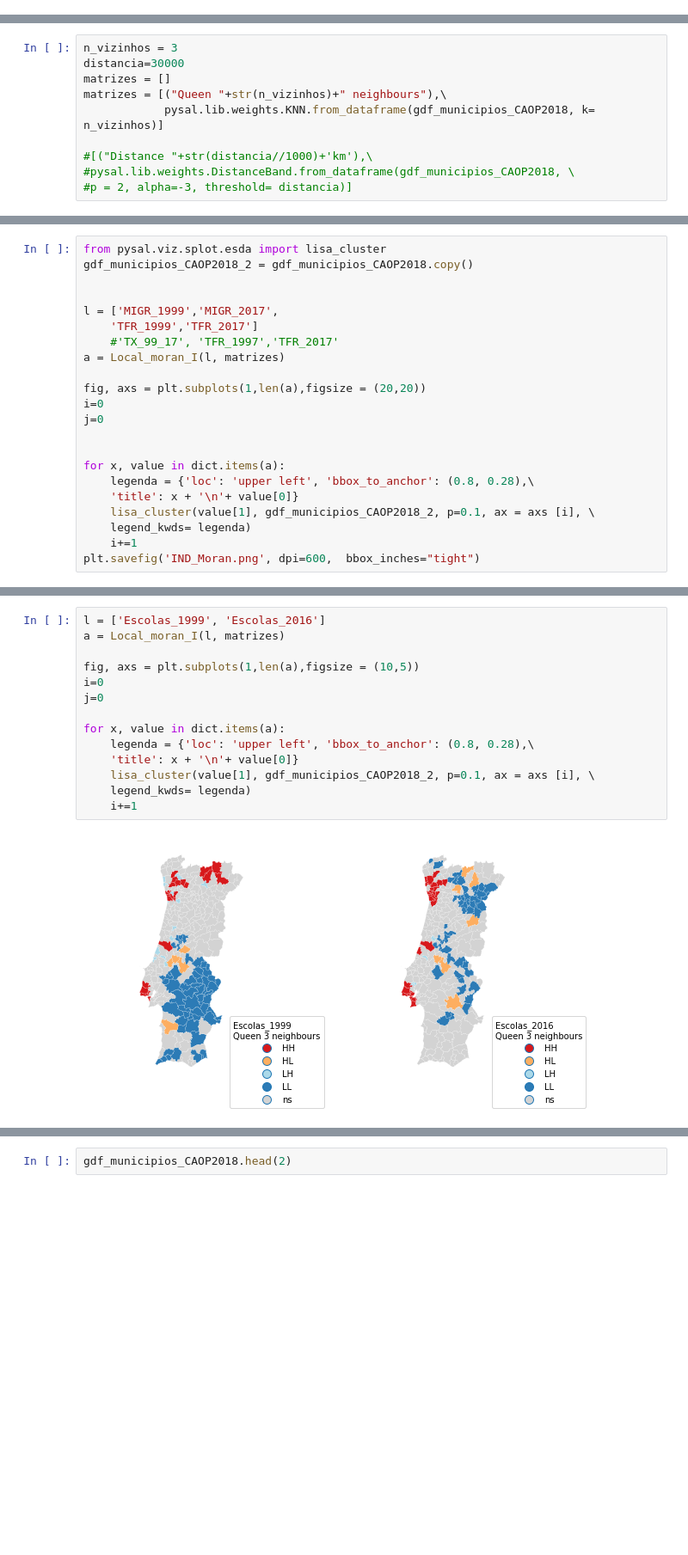
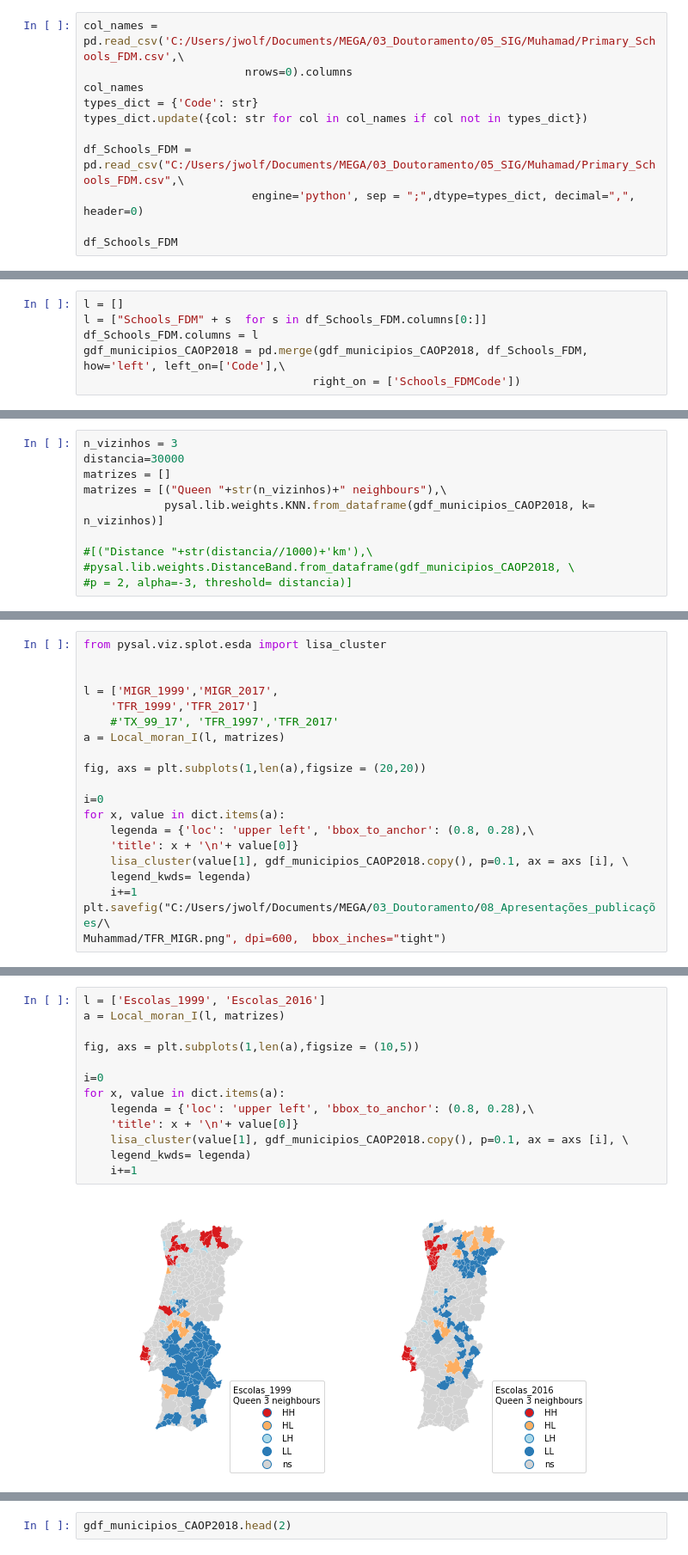
Before and after one commit to joaodolobo/Moran_I, a Jupyter notebook: MORAN_municipio.ipynb, the cells around one changed output, grey strips where cells are left out. Shown: that part at 86% size. Saved outputs shown, nothing was run; the diff lists cells and outputs as text; blank space fills up the shorter version.

```diff
--- a/MORAN_municipio.ipynb
+++ b/MORAN_municipio.ipynb
@@ -66,3 +66,14 @@ gdf_municipios_CAOP2018 = pd.merge(gdf_municipios_CAOP2018, df_Migration, how='l
 l = []
 l = list(gdf_municipios_CAOP2018.columns[:54]) + ["MIGR_" + s  for s in gdf_municipios_CAOP2018.columns[54:]]
 gdf_municipios_CAOP2018.columns = l
+# %%
+col_names = pd.read_csv('C:/Users/jwolf/Documents/MEGA/03_Doutoramento/05_SIG/Muhamad/Primary_Schools_FDM.csv',\
+                        nrows=0).columns
+col_names
+types_dict = {'Code': str}
+types_dict.update({col: str for col in col_names if col not in types_dict})
+
+df_Schools_FDM = pd.read_csv("C:/Users/jwolf/Documents/MEGA/03_Doutoramento/05_SIG/Muhamad/Primary_Schools_FDM.csv",\
+                         engine='python', sep = ";",dtype=types_dict, decimal=",", header=0)
+
+df_Schools_FDM
@@ -69,3 +99,9 @@ gdf_municipios_CAOP2018.columns = l
+# %%
+l = []
+l = ["Schools_FDM" + s  for s in df_Schools_FDM.columns[0:]]
+df_Schools_FDM.columns = l
+gdf_municipios_CAOP2018 = pd.merge(gdf_municipios_CAOP2018, df_Schools_FDM, how='left', left_on=['Code'],\
+                                  right_on = ['Schools_FDMCode'])
 # %%
 def Local_moran_I (l, matrizes):
     a = {}
@@ -106,6 +136,5 @@ plt.show()
 # %%
 from pysal.viz.splot.esda import lisa_cluster
-gdf_municipios_CAOP2018_2 = gdf_municipios_CAOP2018.copy()
 
 
 l = ['MIGR_1999','MIGR_2017',
@@ -114,15 +143,14 @@ l = ['MIGR_1999','MIGR_2017',
 a = Local_moran_I(l, matrizes)
 
 fig, axs = plt.subplots(1,len(a),figsize = (20,20))
+
 i=0
-j=0
-
-
 for x, value in dict.items(a):
     legenda = {'loc': 'upper left', 'bbox_to_anchor': (0.8, 0.28),\
     'title': x + '\n'+ value[0]}
-    lisa_cluster(value[1], gdf_municipios_CAOP2018_2, p=0.1, ax = axs [i], \
+    lisa_cluster(value[1], gdf_municipios_CAOP2018.copy(), p=0.1, ax = axs [i], \
     legend_kwds= legenda)
     i+=1
-plt.savefig('IND_Moran.png', dpi=600,  bbox_inches="tight")
+plt.savefig("C:/Users/jwolf/Documents/MEGA/03_Doutoramento/08_Apresentações_publicações/\
+Muhammad/TFR_MIGR.png", dpi=600,  bbox_inches="tight")
 # %% [output]
@@ -135,16 +158,15 @@ plt.savefig('IND_Moran.png', dpi=600,  bbox_inches="tight")
 # %%
 l = ['Escolas_1999', 'Escolas_2016']
 a = Local_moran_I(l, matrizes)
 
 fig, axs = plt.subplots(1,len(a),figsize = (10,5))
+
 i=0
-j=0
-
 for x, value in dict.items(a):
     legenda = {'loc': 'upper left', 'bbox_to_anchor': (0.8, 0.28),\
     'title': x + '\n'+ value[0]}
-    lisa_cluster(value[1], gdf_municipios_CAOP2018_2, p=0.1, ax = axs [i], \
+    lisa_cluster(value[1], gdf_municipios_CAOP2018.copy(), p=0.1, ax = axs [i], \
     legend_kwds= legenda)
     i+=1
 # %% [output]
-[figure, old version]
+[figure, new version]
```
Also changed, not shown: parts of 11 cells of this notebook.
